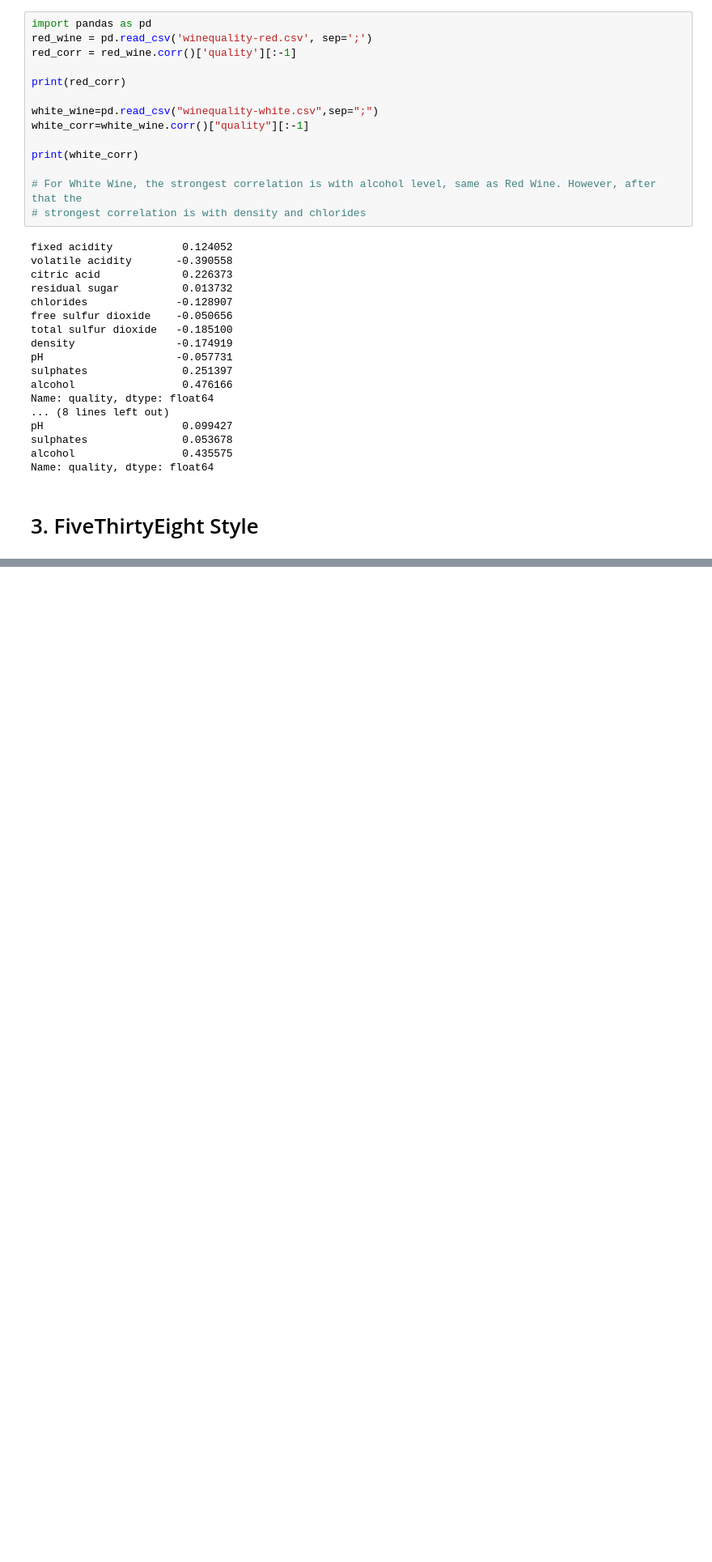
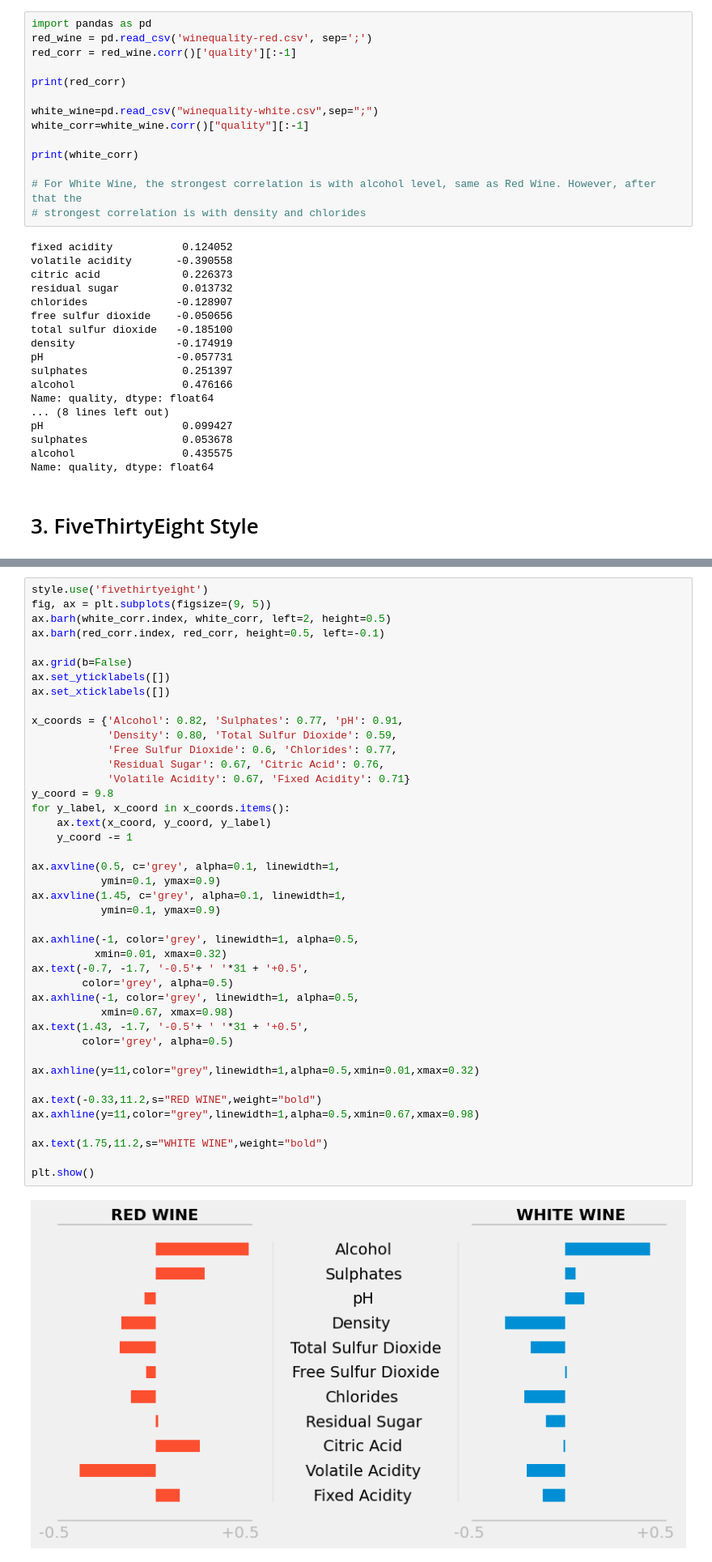
Before and after one commit to AsirShahid/Data-Scientist-in-Python-DataQuest, a Jupyter notebook: Data Analysis and Visualization/Storytelling Data Visualization and Information Design/Matplotlib Styles: FiveThirtyEight Case Study/Matplotlib Styles. FiveThirtyEight Case Study.ipynb, the cells around one changed output, grey strips where cells are left out. Shown: that part at 81% size. Drawn from its saved outputs; the diff is of its cells as text; blank space fills up the shorter version.

```diff
--- a/Data Analysis and Visualization/Storytelling Data Visualization and Information Design/Matplotlib Styles: FiveThirtyEight Case Study/Matplotlib Styles. FiveThirtyEight Case Study.ipynb
+++ b/Data Analysis and Visualization/Storytelling Data Visualization and Information Design/Matplotlib Styles: FiveThirtyEight Case Study/Matplotlib Styles. FiveThirtyEight Case Study.ipynb
@@ -61,0 +99,44 @@ ax.barh(red_corr.index, red_corr)
+# %%
+style.use('fivethirtyeight')
+fig, ax = plt.subplots(figsize=(9, 5))
+ax.barh(white_corr.index, white_corr, left=2, height=0.5)
+ax.barh(red_corr.index, red_corr, height=0.5, left=-0.1)
+
+ax.grid(b=False)
+ax.set_yticklabels([])
+ax.set_xticklabels([])
+
+x_coords = {'Alcohol': 0.82, 'Sulphates': 0.77, 'pH': 0.91,
+            'Density': 0.80, 'Total Sulfur Dioxide': 0.59,
+            'Free Sulfur Dioxide': 0.6, 'Chlorides': 0.77,
+            'Residual Sugar': 0.67, 'Citric Acid': 0.76,
+            'Volatile Acidity': 0.67, 'Fixed Acidity': 0.71}
+y_coord = 9.8
+for y_label, x_coord in x_coords.items():
+    ax.text(x_coord, y_coord, y_label)
+    y_coord -= 1
+
+ax.axvline(0.5, c='grey', alpha=0.1, linewidth=1,
+           ymin=0.1, ymax=0.9)
+ax.axvline(1.45, c='grey', alpha=0.1, linewidth=1,
+           ymin=0.1, ymax=0.9)
+
+ax.axhline(-1, color='grey', linewidth=1, alpha=0.5,
+          xmin=0.01, xmax=0.32)
+ax.text(-0.7, -1.7, '-0.5'+ ' '*31 + '+0.5',
+        color='grey', alpha=0.5)
+ax.axhline(-1, color='grey', linewidth=1, alpha=0.5,
+           xmin=0.67, xmax=0.98)
+ax.text(1.43, -1.7, '-0.5'+ ' '*31 + '+0.5',
+        color='grey', alpha=0.5)
+
+ax.axhline(y=11,color="grey",linewidth=1,alpha=0.5,xmin=0.01,xmax=0.32)
+
+ax.text(-0.33,11.2,s="RED WINE",weight="bold")
+ax.axhline(y=11,color="grey",linewidth=1,alpha=0.5,xmin=0.67,xmax=0.98)
+
+ax.text(1.75,11.2,s="WHITE WINE",weight="bold")
+
+plt.show()
+# %% [output]
+[figure, added]
```
Also changed, not shown: parts of 10 cells of this notebook.
